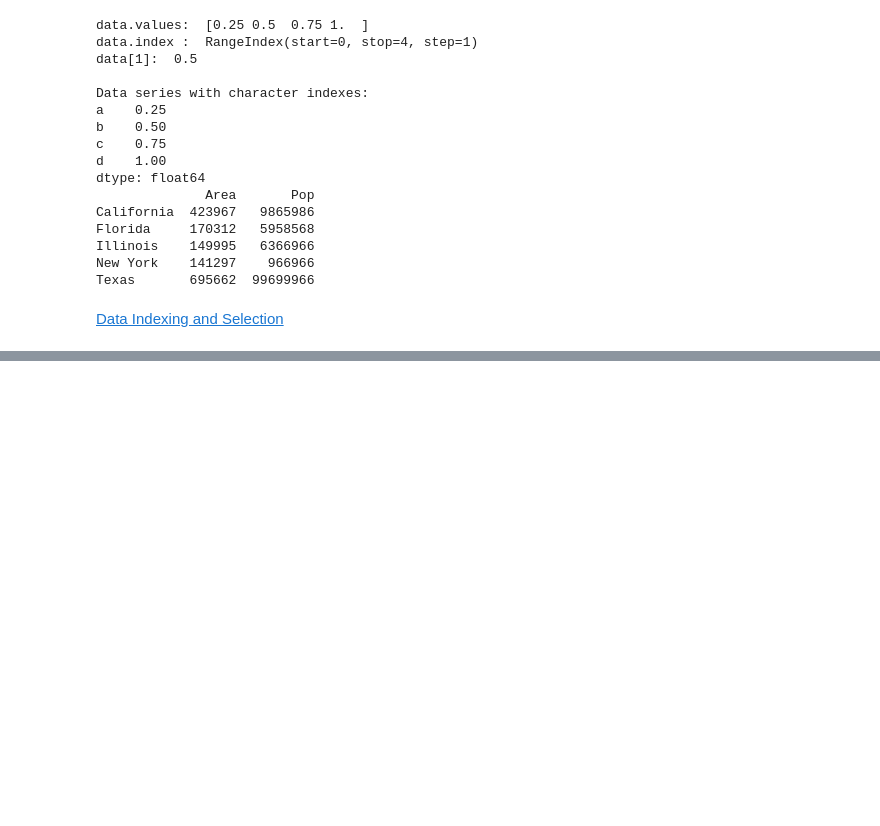
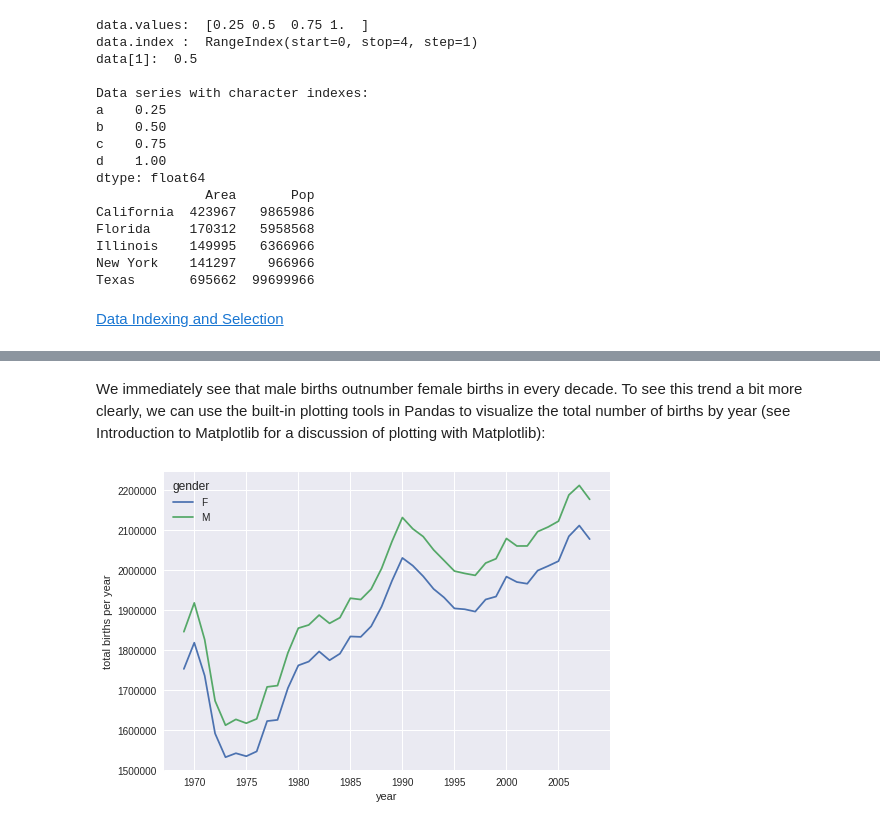
Before and after one commit to raviudal/Jupyter-Notebooks, a Jupyter notebook: PythonDataScienceHandbook_by_jakevdp_Data_Manipulation_with_Pandas.ipynb, the cells around one changed output, grey strips where cells are left out. Saved outputs shown, nothing was run; the diff lists cells and outputs as text; code cells hidden in the pictures; blank space fills up the shorter version.

```diff
--- a/PythonDataScienceHandbook_by_jakevdp_Data_Manipulation_with_Pandas.ipynb
+++ b/PythonDataScienceHandbook_by_jakevdp_Data_Manipulation_with_Pandas.ipynb
@@ -60,0 +1013,3 @@ dtype: float64
+# %%
+births = pd.read_csv('https://raw.githubusercontent.com/jakevdp/data-CDCbirths/master/births.csv')
+births.head()
@@ -60,0 +1025,3 @@ dtype: float64
+# %%
+births['decade'] = 10 * (births['year'] // 10)
+births.pivot_table('births', index='decade', columns='gender', aggfunc='sum')
@@ -60,0 +1036,10 @@ dtype: float64
+# %% [markdown]
+We immediately see that male births outnumber female births in every decade. To see this trend a bit more clearly, we can use the built-in plotting tools in Pandas to visualize the total number of births by year (see Introduction to Matplotlib for a discussion of plotting with Matplotlib):
+# %%
+%matplotlib inline
+import matplotlib.pyplot as plt
+sns.set()  # use Seaborn styles
+births.pivot_table('births', index='year', columns='gender', aggfunc='sum').plot()
+plt.ylabel('total births per year');
+# %% [output]
+[figure, added]
```
Also changed, not shown: parts of 111 cells of this notebook.
